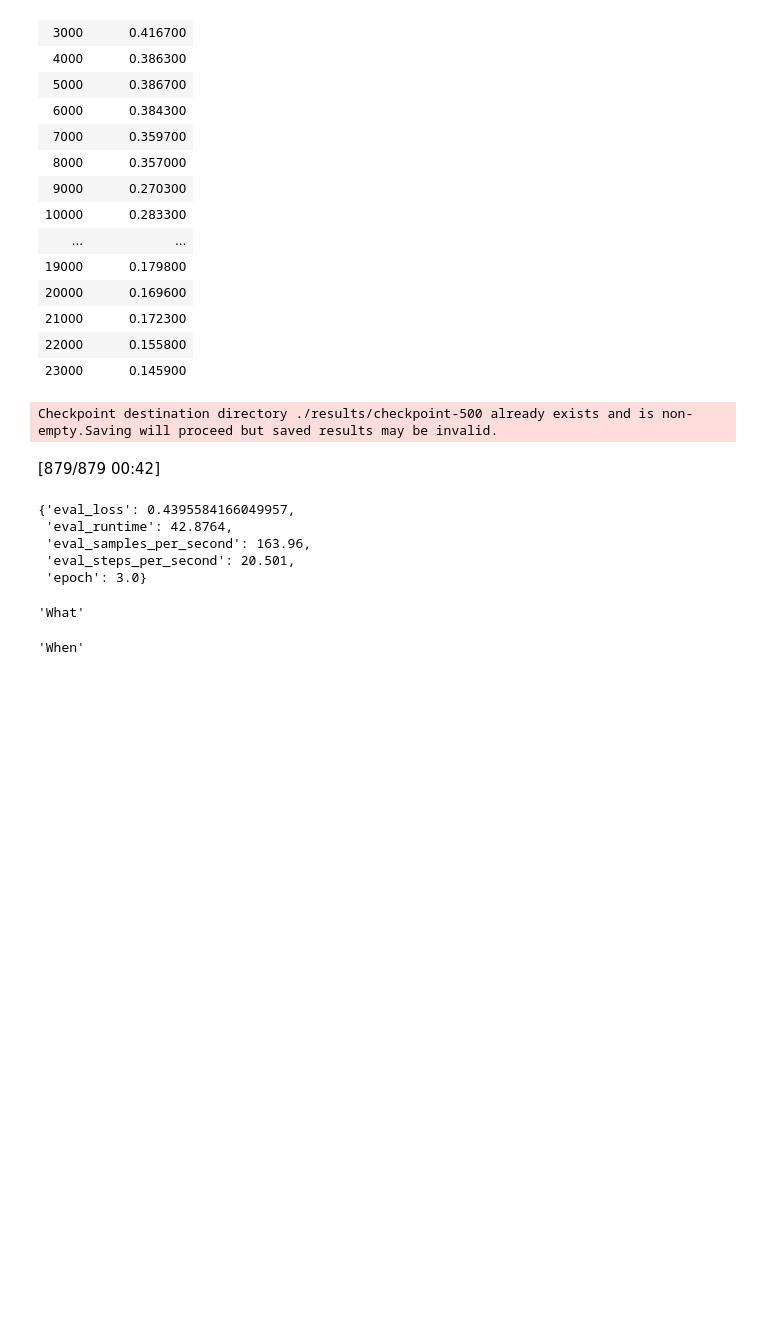
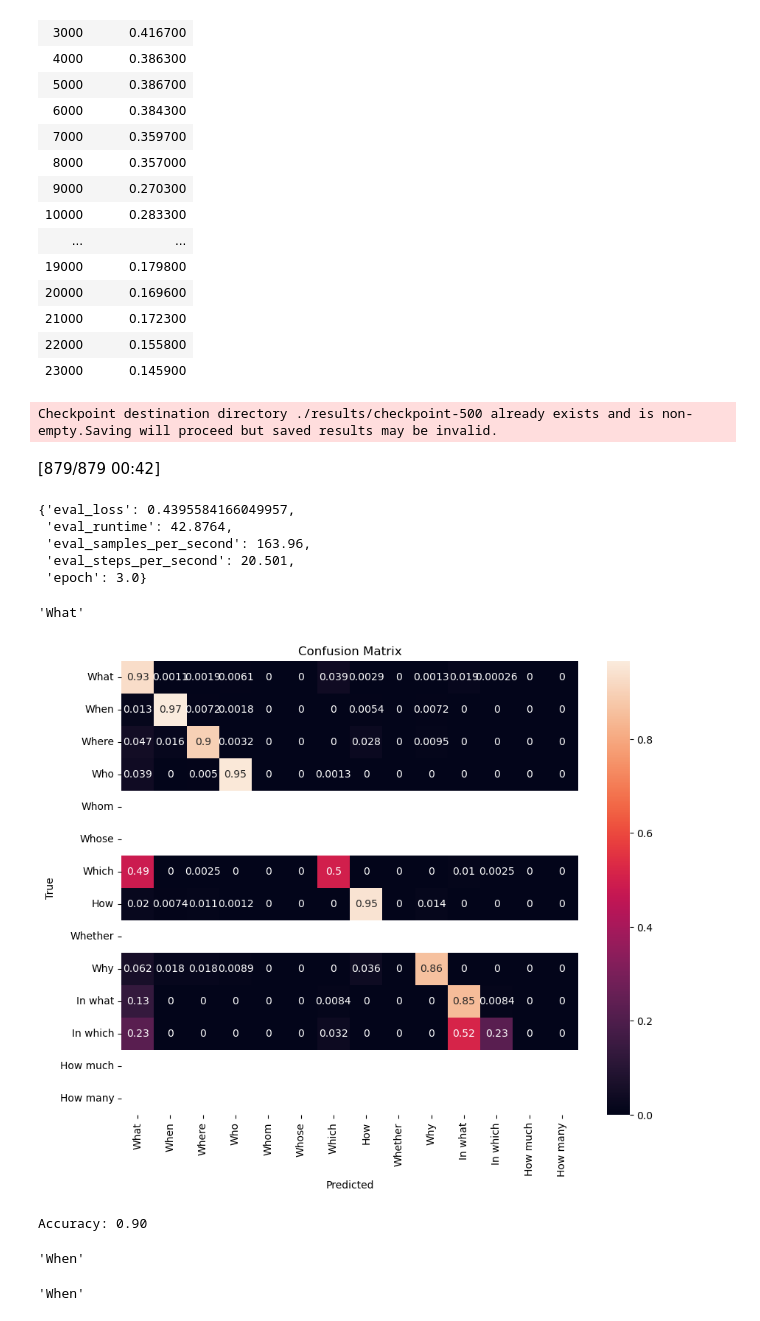
Before and after one commit to ttperr/DD2417-NLP-KTH-mini-project, a Jupyter notebook: pre-trained-bert.ipynb, the cells around one changed output. Saved outputs shown, nothing was run; the diff lists cells and outputs as text; code cells hidden in the pictures; blank space fills up the shorter version.

Commit message:
correcting bert model and add input

```diff
--- a/pre-trained-bert.ipynb
+++ b/pre-trained-bert.ipynb
@@ -346,4 +342,47 @@ predicted_question_word = predict_question_word(question, answer, model, tokeniz
 predicted_question_word
 # %% [output]
 'What'
+# %%
+# Create confusion matrix for the validation dataset
+val_loader = DataLoader(val_dataset, batch_size=8, shuffle=False)
+y_true = []
+y_pred = []
+for batch in tqdm(val_loader):
+    input_ids = batch['input_ids'].to(device)
+    attention_mask = batch['attention_mask'].to(device)
+    token_type_ids = batch['token_type_ids'].to(device)
+    labels = batch['labels'].to(device)
+    outputs = model(input_ids, attention_mask=attention_mask, token_type_ids=token_type_ids)
+    logits = outputs.logits
+    predicted = logits.argmax(dim=1)
+    y_true.extend(labels.cpu().numpy())
+    y_pred.extend(predicted.cpu().numpy())
+
+confusion_matrix = np.zeros((len(words_to_pred), len(words_to_pred)))
+for true, pred in zip(y_true, y_pred):
+    confusion_matrix[true, pred] += 1
+
+# Normalize confusion matrix
+confusion_matrix = confusion_matrix / confusion_matrix.sum(axis=1, keepdims=True)
+
+plt.figure(figsize=(10, 8))
+sns.heatmap(confusion_matrix, annot=True, xticklabels=words_to_pred, yticklabels=words_to_pred)
+plt.xlabel('Predicted')
+plt.ylabel('True')
+plt.title('Confusion Matrix')
+plt.show()
+# %% [output]
+[figure, added]
+# %%
+# Calculate accuracy
+correct = 0
+total = 0
+for true, pred in zip(y_true, y_pred):
+    if true == pred:
+        correct += 1
+    total += 1
+accuracy = correct / total
+print(f'Accuracy: {accuracy:.2f}')
+# %% [output]
+Accuracy: 0.90
 # %%
@@ -355,3 +394,12 @@ predicted_question_word = predict_question_word(
 predicted_question_word
 # %% [output]
 'When'
+# %%
+question = input("Enter a question (without Question Word): ")
+answer = input("Enter the answer: ")
+question = "[MASK] " + question
+predicted_question_word = predict_question_word(
+    question, answer, model, tokenizer, words_to_pred)
+predicted_question_word
+# %% [output]
+'When'
```
Also changed, not shown: parts of 2 cells of this notebook.
